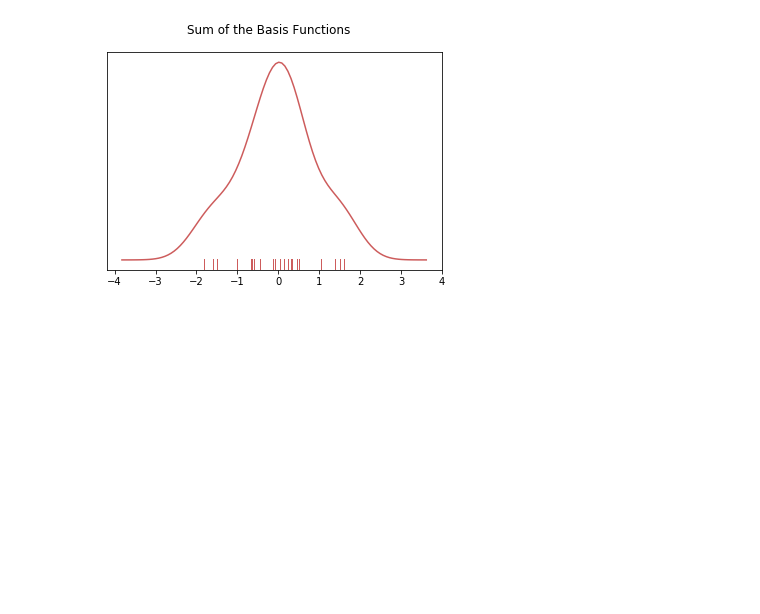
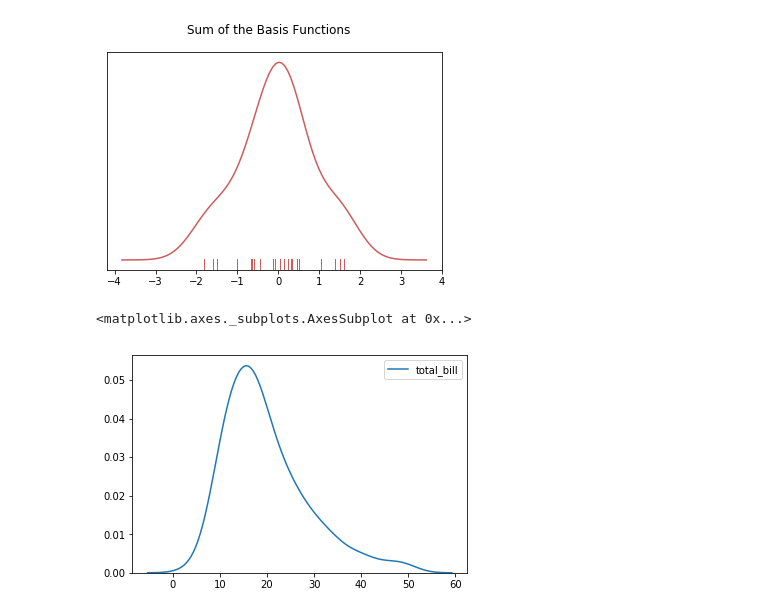
Before and after one commit to darshann25/Data-Science-And-Machine-Learning, a Jupyter notebook: Seaborn/seaborn_distribution_plots.ipynb, the cells around one changed output. Drawn from its saved outputs; the diff is of its cells as text; code cells hidden in the pictures; blank space fills up the shorter version.

```diff
--- a/Seaborn/seaborn_distribution_plots.ipynb
+++ b/Seaborn/seaborn_distribution_plots.ipynb
@@ -113,3 +113,8 @@ plt.suptitle("Sum of the Basis Functions")
 # %% [output]
 Text(0.5,0.98,'Sum of the Basis Functions')
 [figure]
+# %%
+sns.kdeplot(tips['total_bill'])
+# %% [output]
+<matplotlib.axes._subplots.AxesSubplot at 0x...>
+[figure, added]
```
Also changed, not shown: 1 other file.
